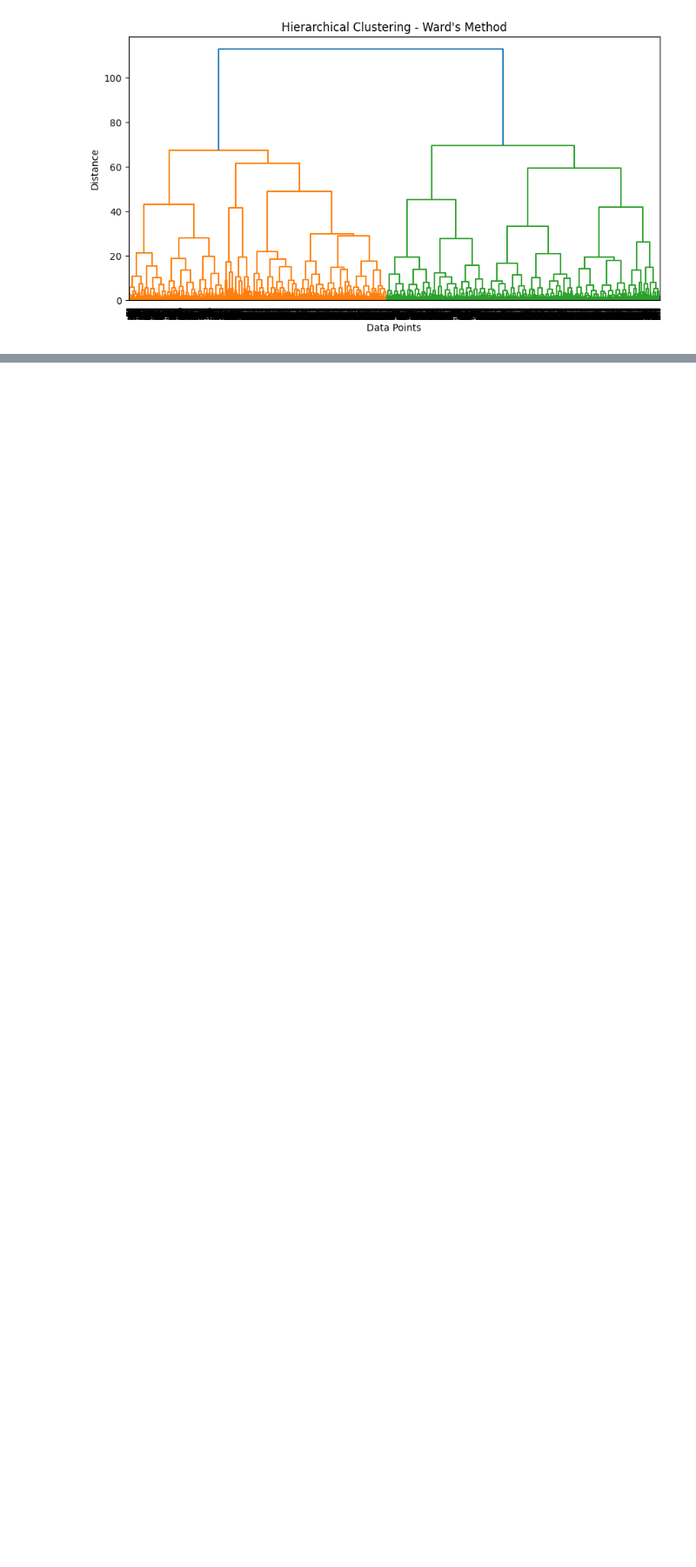
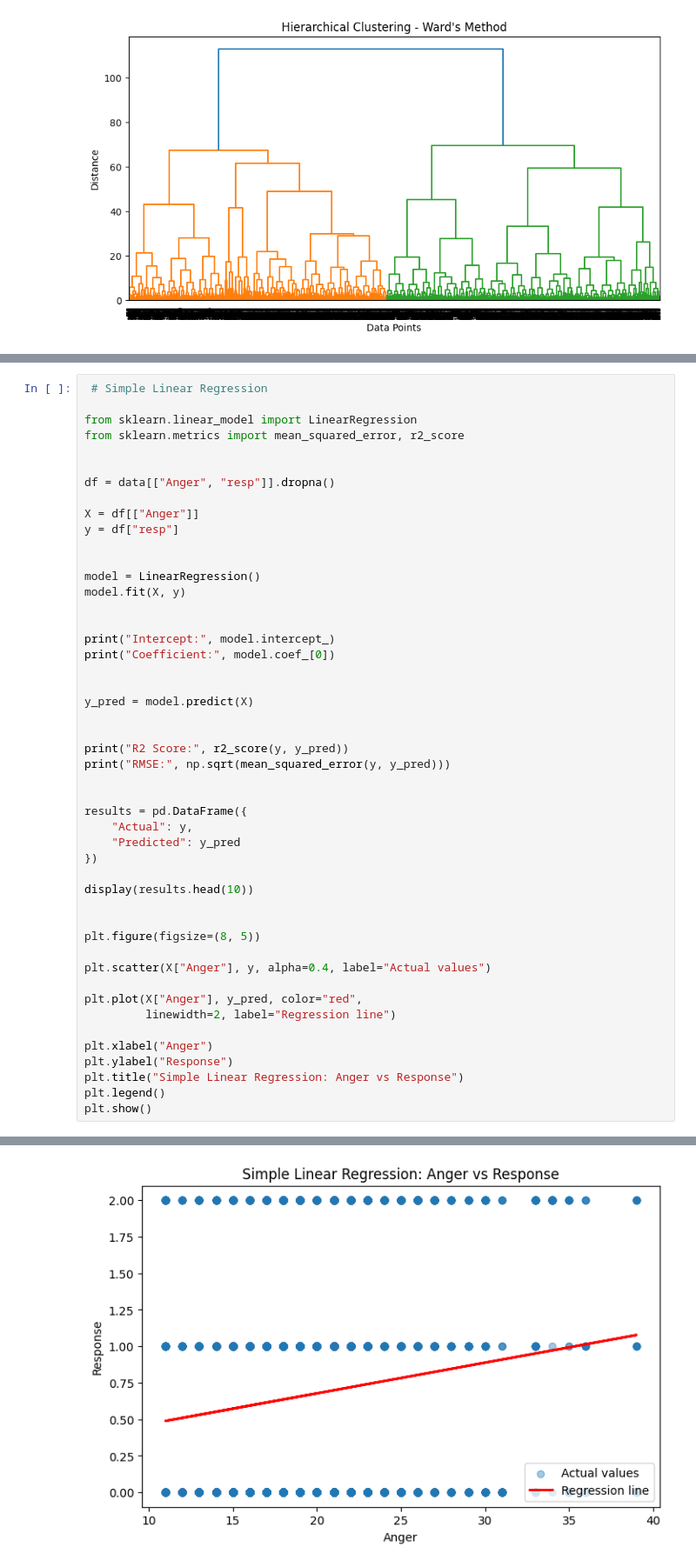
Before and after one commit to ardrahn19/ARDRA-HARIDAS-NAIR, a Jupyter notebook: Phase1_EDA.ipynb, the cells around one changed output, grey strips where cells are left out. Shown at 87% size. Cells and saved outputs as stored; diff of their text form; blank space fills up the shorter version.

```diff
--- a/Phase1_EDA.ipynb
+++ b/Phase1_EDA.ipynb
@@ -708,0 +773,49 @@ plt.show()
+# %%
+ # Simple Linear Regression
+
+from sklearn.linear_model import LinearRegression
+from sklearn.metrics import mean_squared_error, r2_score
+
+
+df = data[["Anger", "resp"]].dropna()
+
+X = df[["Anger"]]
+y = df["resp"]
+
+
+model = LinearRegression()
+model.fit(X, y)
+
+
+print("Intercept:", model.intercept_)
+print("Coefficient:", model.coef_[0])
+
+
+y_pred = model.predict(X)
+
+
+print("R2 Score:", r2_score(y, y_pred))
+print("RMSE:", np.sqrt(mean_squared_error(y, y_pred)))
+
+
+results = pd.DataFrame({
+    "Actual": y,
+    "Predicted": y_pred
+})
+
+display(results.head(10))
+
+
+plt.figure(figsize=(8, 5))
+
+plt.scatter(X["Anger"], y, alpha=0.4, label="Actual values")
+
+plt.plot(X["Anger"], y_pred, color="red",
+         linewidth=2, label="Regression line")
+
+plt.xlabel("Anger")
+plt.ylabel("Response")
+plt.title("Simple Linear Regression: Anger vs Response")
+plt.legend()
+plt.show()
+# %% [output]
@@ -708,0 +837 @@ plt.show()
+[figure, added]
```
Also changed, not shown: parts of 3 cells of this notebook.
